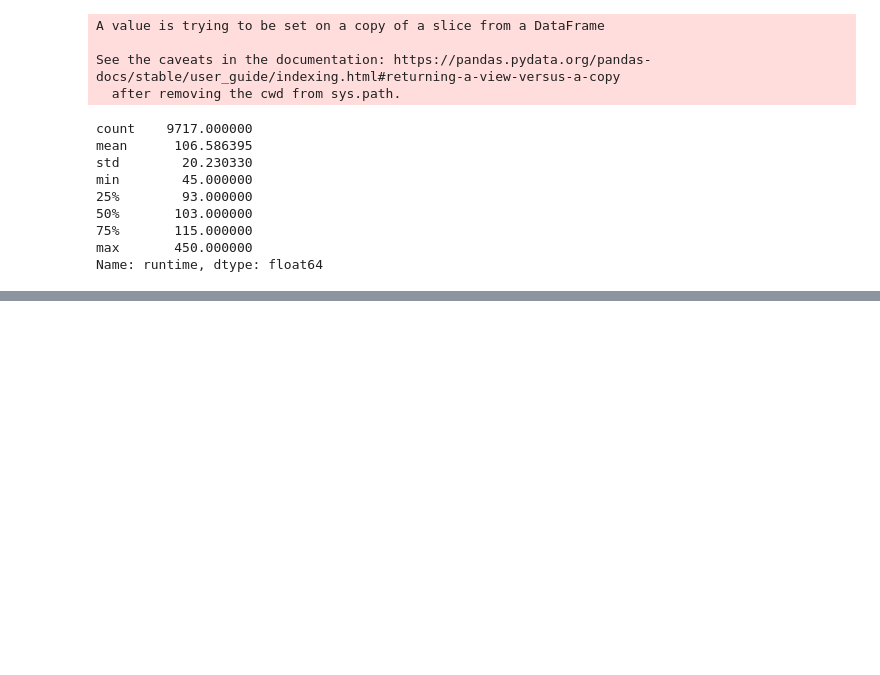
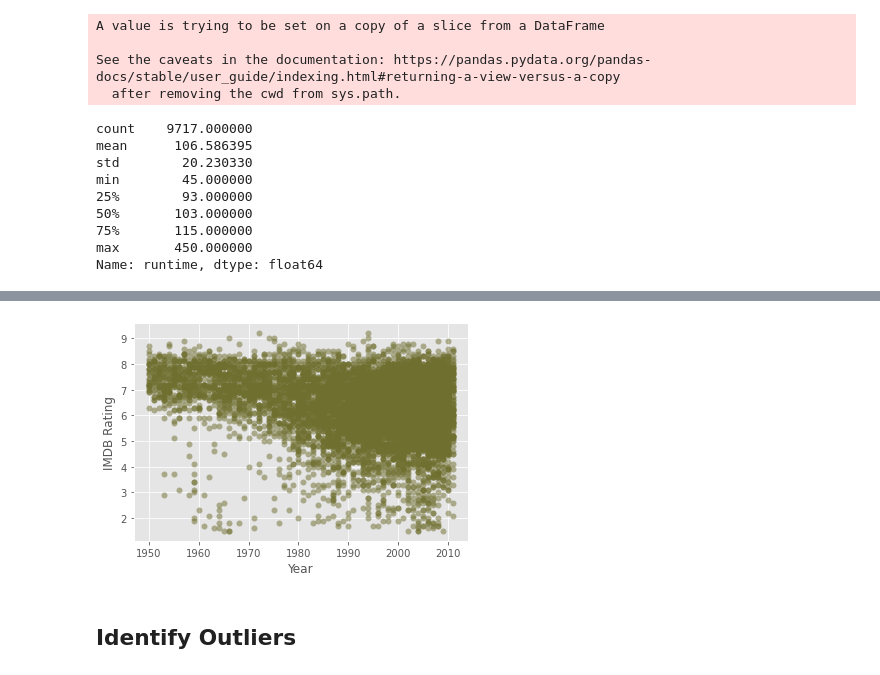
Before and after one commit to MekdiYilma/notes, a Jupyter notebook: pandas/data_wrangling_and_exploration.ipynb, the cells around one changed output, grey strips where cells are left out. Cells and saved outputs as stored; diff of their text form; code cells hidden in the pictures; blank space fills up the shorter version.

```diff
--- a/pandas/data_wrangling_and_exploration.ipynb
+++ b/pandas/data_wrangling_and_exploration.ipynb
@@ -123,0 +175,10 @@ Name: runtime, dtype: float64
+# %%
+fig, ax = plt.subplots()
+
+ax.scatter(data.year, data.score, alpha=0.5, color='#6F6F2F', lw=0)
+ax.set_xlabel('Year')
+ax.set_ylabel('IMDB Rating');
+# %% [output]
+[figure, added]
+# %% [markdown]
+## Identify Outliers
```
Also changed, not shown: parts of 25 cells of this notebook, 1 other file.
